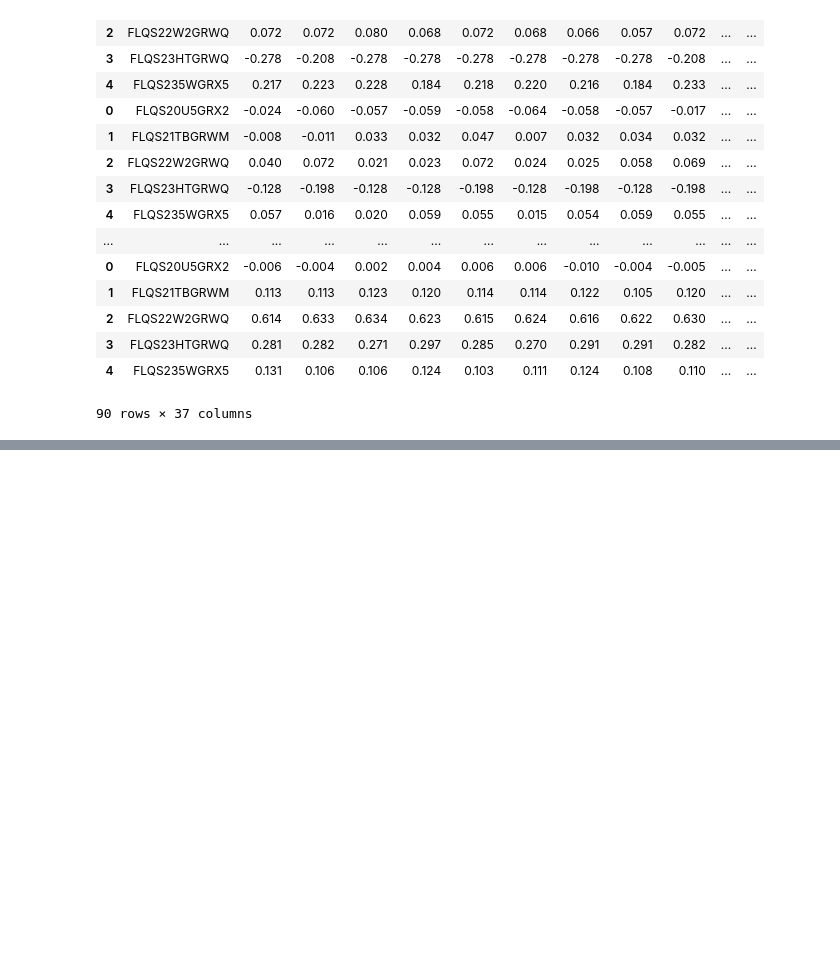
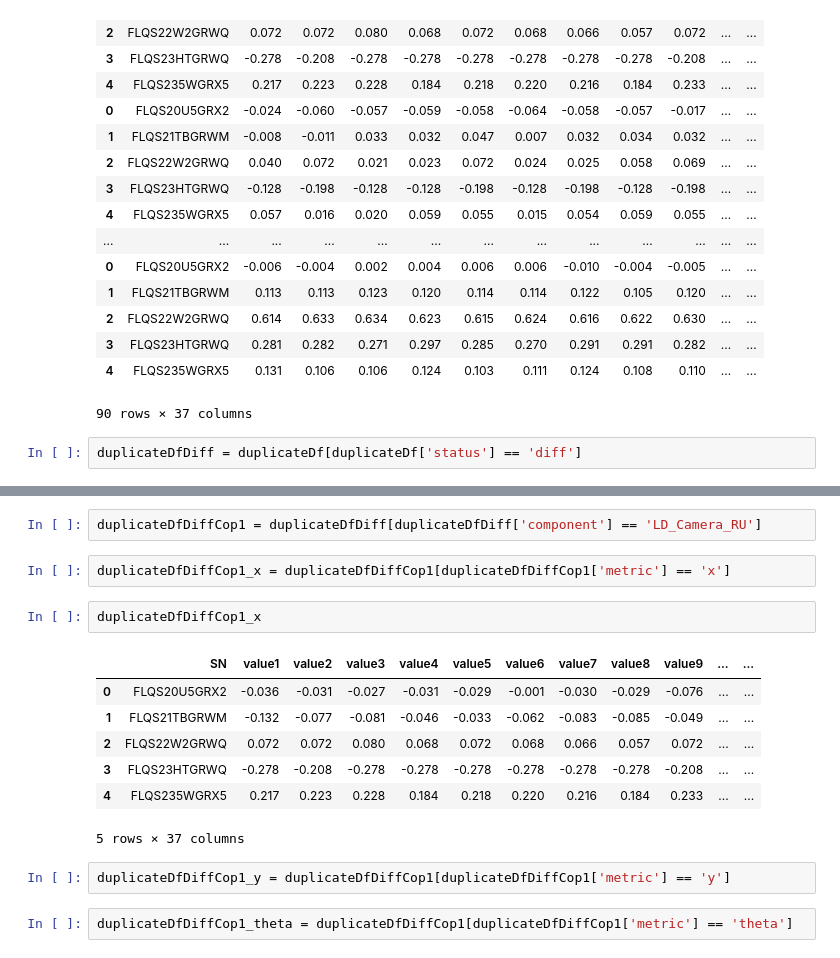
Before and after one commit to kuanliang/image-processing, a Jupyter notebook: test Transform.ipynb, the cells around one changed output, grey strips where cells are left out. Drawn from its saved outputs; the diff is of its cells as text; blank space fills up the shorter version.

```diff
--- a/test Transform.ipynb
+++ b/test Transform.ipynb
@@ -94,3 +113,5 @@ duplicateDiffDf
 | 3 | FLQS23HTGRWQ | 0.281 | 0.282 | 0.271 | 0.297 | 0.285 | 0.270 | 0.291 | 0.291 | 0.282 | ... | ... |
 | 4 | FLQS235WGRX5 | 0.131 | 0.106 | 0.106 | 0.124 | 0.103 | 0.111 | 0.124 | 0.108 | 0.110 | ... | ... |
 90 rows × 37 columns
+# %%
+duplicateDfDiff = duplicateDf[duplicateDf['status'] == 'diff']
@@ -96,0 +215,18 @@ duplicateDiffDf
+# %%
+duplicateDfDiffCop1 = duplicateDfDiff[duplicateDfDiff['component'] == 'LD_Camera_RU']
+# %%
+duplicateDfDiffCop1_x = duplicateDfDiffCop1[duplicateDfDiffCop1['metric'] == 'x']
+# %%
+duplicateDfDiffCop1_x
+# %% [output]
+|  | SN | value1 | value2 | value3 | value4 | value5 | value6 | value7 | value8 | value9 | ... | ... |
+| 0 | FLQS20U5GRX2 | -0.036 | -0.031 | -0.027 | -0.031 | -0.029 | -0.001 | -0.030 | -0.029 | -0.076 | ... | ... |
+| 1 | FLQS21TBGRWM | -0.132 | -0.077 | -0.081 | -0.046 | -0.033 | -0.062 | -0.083 | -0.085 | -0.049 | ... | ... |
+| 2 | FLQS22W2GRWQ | 0.072 | 0.072 | 0.080 | 0.068 | 0.072 | 0.068 | 0.066 | 0.057 | 0.072 | ... | ... |
+| 3 | FLQS23HTGRWQ | -0.278 | -0.208 | -0.278 | -0.278 | -0.278 | -0.278 | -0.278 | -0.278 | -0.208 | ... | ... |
+| 4 | FLQS235WGRX5 | 0.217 | 0.223 | 0.228 | 0.184 | 0.218 | 0.220 | 0.216 | 0.184 | 0.233 | ... | ... |
+5 rows × 37 columns
+# %%
+duplicateDfDiffCop1_y = duplicateDfDiffCop1[duplicateDfDiffCop1['metric'] == 'y']
+# %%
+duplicateDfDiffCop1_theta = duplicateDfDiffCop1[duplicateDfDiffCop1['metric'] == 'theta']
```
Also changed, not shown: parts of 22 cells of this notebook, 3 other files.
